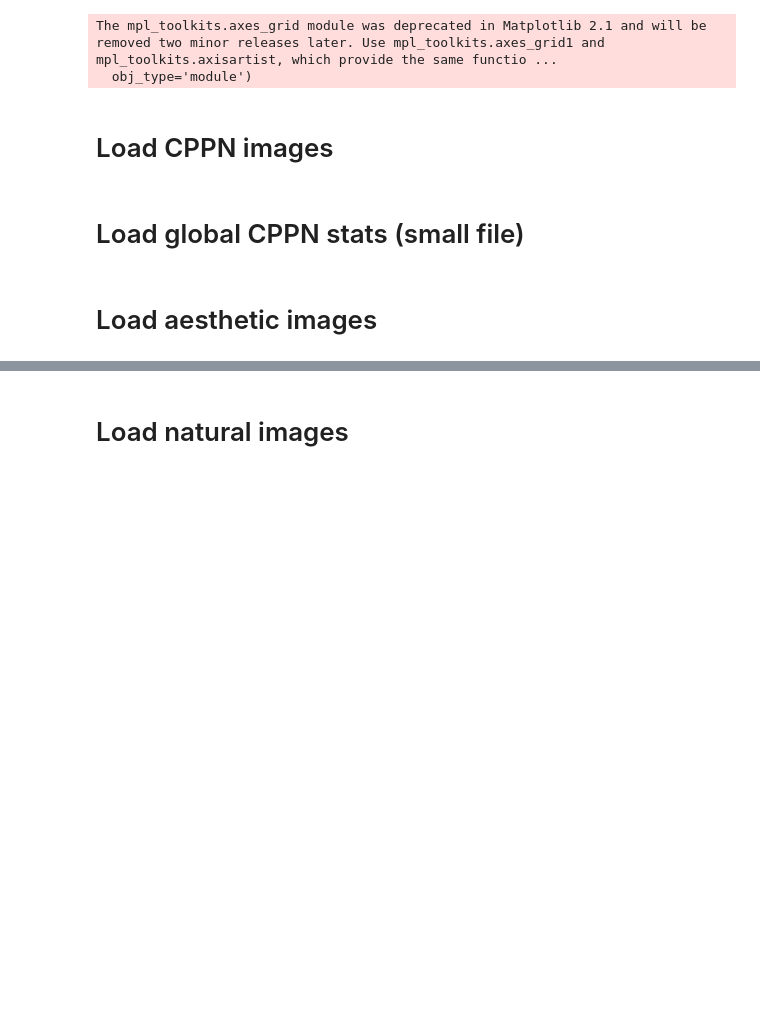
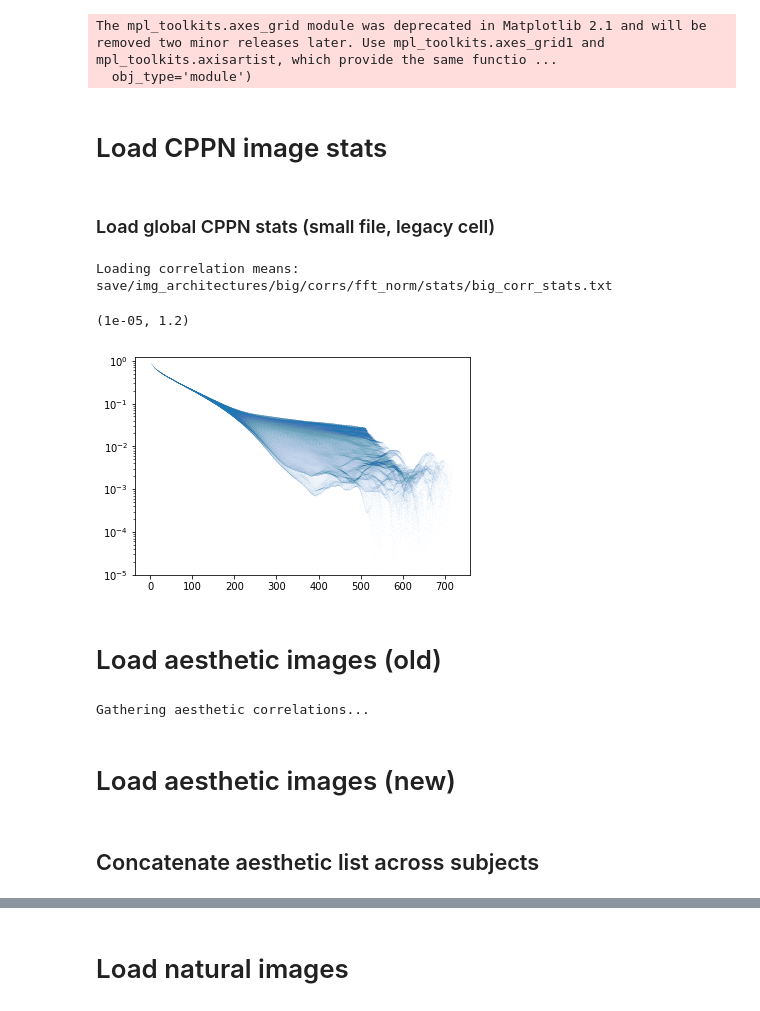
Before and after one commit to heysoos/cppn-tensorflow, a Jupyter notebook: paper_figures.ipynb, the cells around one changed output, grey strips where cells are left out. Cells and saved outputs as stored; diff of their text form; code cells hidden in the pictures; blank space fills up the shorter version.

```diff
--- a/paper_figures.ipynb
+++ b/paper_figures.ipynb
@@ -4,5 +4,5 @@ from visualize_correlations import *
 The mpl_toolkits.axes_grid module was deprecated in Matplotlib 2.1 and will be removed two minor releases later. Use mpl_toolkits.axes_grid1 and mpl_toolkits.axisartist, which provide the same functio ...
   obj_type='module')
 # %% [markdown]
-# Load CPPN images
+# Load CPPN image stats
 # %%
@@ -30,27 +40,45 @@ data_cppn = {
 # %% [markdown]
-# Load global CPPN stats (small file)
+### Load global CPPN stats (small file, legacy cell)
 # %%
 dir = 'save/img_architectures'
 img_folder = 'big'
 method = 'fft_norm'
 
-global_cppn_stats(dir, img_folder, method, forceCalculate=False)
+c_mean, c_var = global_cppn_stats(dir, img_folder, method, forceCalculate=False)
+# %% [output]
+Loading correlation means: save/img_architectures/big/corrs/fft_norm/stats/big_corr_stats.txt
+# %%
+distances = dist_vec((1023,1023))
+plt.scatter(distances, c_mean, s=0.01, alpha=0.05)
+plt.yscale('log')
+plt.ylim([1e-5, 1.2])
+# %% [output]
+(1e-05, 1.2)
+[figure, added]
 # %% [markdown]
-# Load aesthetic images
+# Load aesthetic images (old)
 # %%
-dir = 'save/img_architectures'
+img_dir = 'save/img_architectures'
 img_folder = 'big'
 method = 'fft_norm'
 
 with open('save/img_architectures/big/aesthetic_tag.txt', 'r') as f:
     aesthetic_dirs = f.read().splitlines()
+
+
 takeMean = False
 
 aesthetic_corrs, aesthetic_corrs_vars, aesthetic_params = \
-    aesthetic_correlations(dir, img_folder, method, takeMean=takeMean, forceCalculate=False)
+    aesthetic_correlations(img_dir, img_folder, aesthetic_dirs, method, takeMean=takeMean, forceCalculate=True)
 
 data_aesthetic = {
     'corrs': aesthetic_corrs,
     'var': aesthetic_corrs_vars,
     'params': aesthetic_params
 }
+# %% [output]
+Gathering aesthetic correlations...
+# %% [markdown]
+# Load aesthetic images (new)
+# %% [markdown]
+## Concatenate aesthetic list across subjects
```
Also changed, not shown: parts of 110 cells of this notebook.
